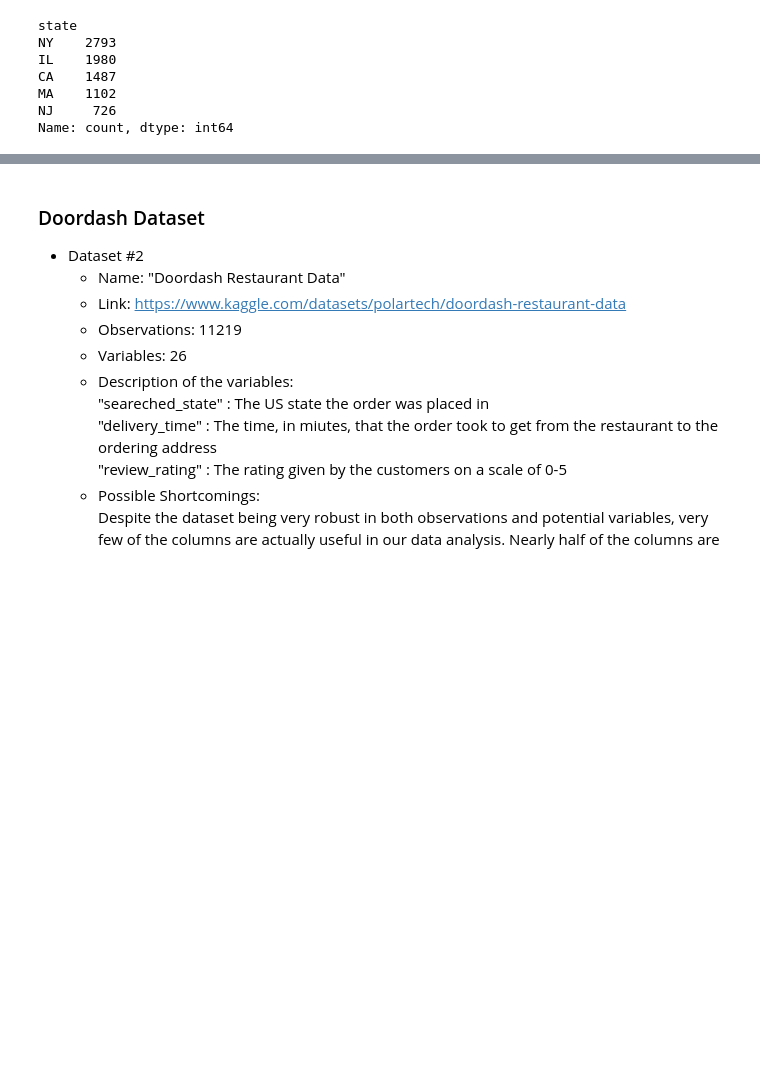
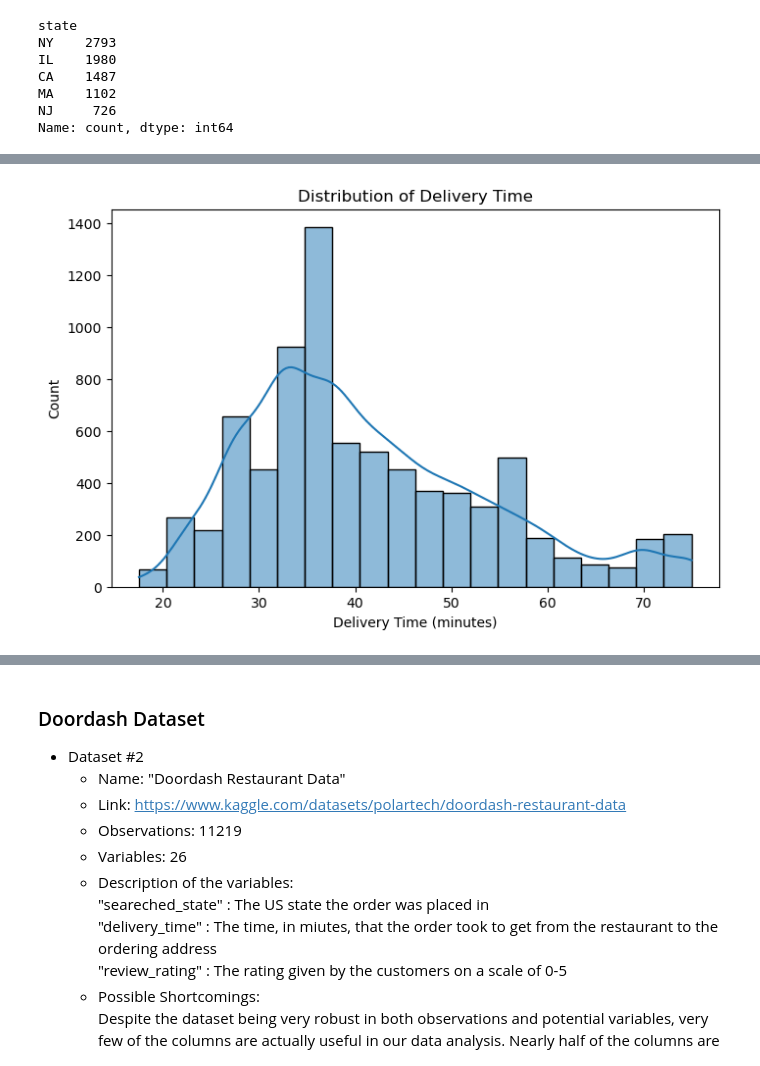
Before and after one commit to COGS108/Group111_WI26, a Jupyter notebook: 02-EDACheckpoint.ipynb, the cells around one changed output, grey strips where cells are left out. Drawn from its saved outputs; the diff is of its cells as text; code cells hidden in the pictures; blank space fills up the shorter version.

```diff
--- a/02-EDACheckpoint.ipynb
+++ b/02-EDACheckpoint.ipynb
@@ -185 +191,38 @@ delivery_type     object
 dtype: object
+# %%
+# Removing any potential outliers for delivery time
+Q1 = grubhub['delivery_time'].quantile(0.25)
+Q3 = grubhub['delivery_time'].quantile(0.75)
+IQR = Q3 - Q1
+
+grubhub = grubhub[(grubhub['delivery_time'] >= Q1 - 1.5*IQR) &
+                  (grubhub['delivery_time'] <= Q3 + 1.5*IQR)]
+# %%
+plt.figure(figsize=(8,5))
+
+sns.histplot(
+    data=grubhub,
+    x='delivery_time',
+    bins=20,
+    kde=True
+)
+
+plt.title("Distribution of Delivery Time")# Create bins
+grubhub['delivery_bin'] = pd.cut(grubhub['delivery_time'], bins=6)
+
+plt.figure(figsize=(10,5))
+
+sns.boxplot(
+    data=grubhub,
+    x='delivery_bin',
+    y='review_rating'
+)
+
+plt.xticks(rotation=45)
+plt.title("Rating by Delivery Time Range")
+plt.show()
+plt.xlabel("Delivery Time (minutes)")
+plt.ylabel("Count")
+plt.show()
+# %% [output]
+[figure, added]
```
Also changed, not shown: parts of 9 cells of this notebook.
